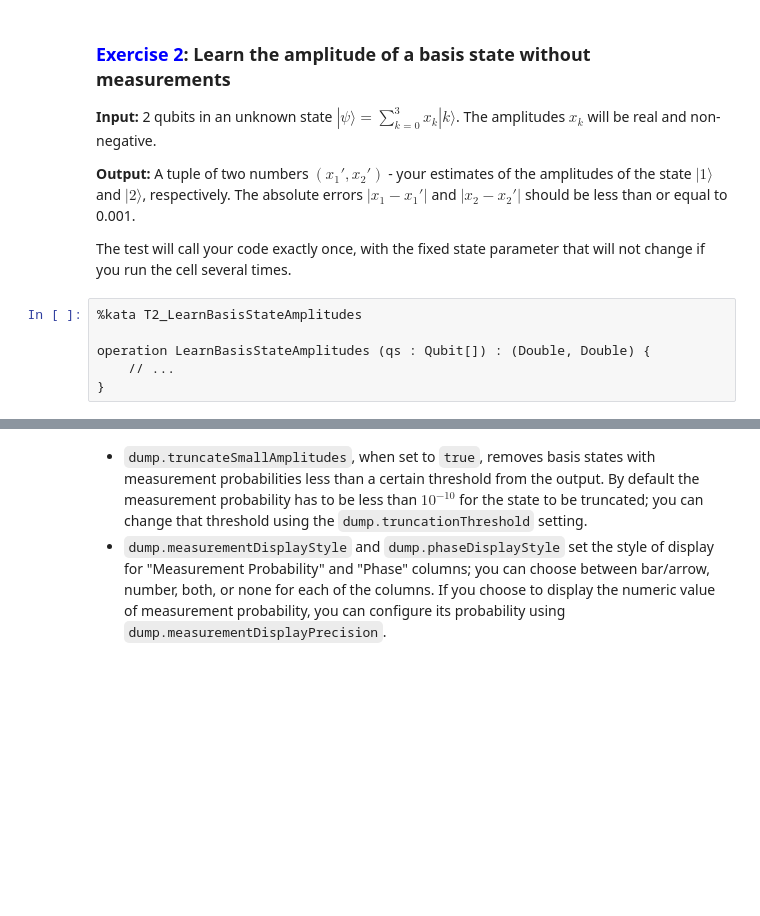
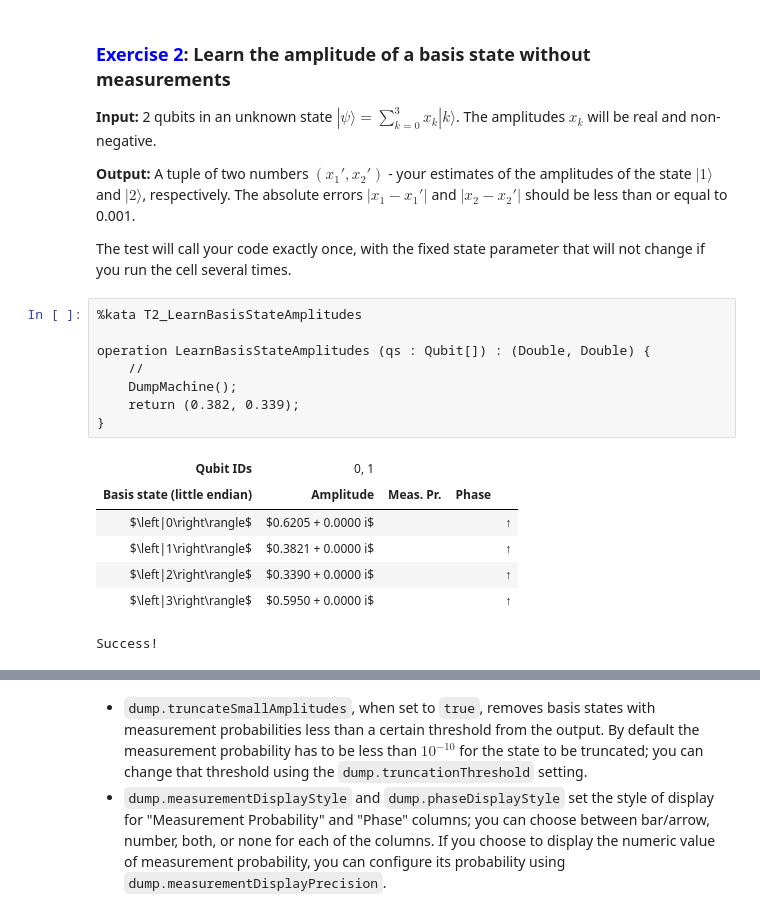
Before and after one commit to CarlosLaraFP/QuantumKatas, a Jupyter notebook: tutorials/VisualizationTools/VisualizationTools.ipynb, the cells around one changed output, grey strips where cells are left out. Drawn from its saved outputs; the diff is of its cells as text; blank space fills up the shorter version.

Commit message:
Learned 2-qubit state without measurement

```diff
--- a/tutorials/VisualizationTools/VisualizationTools.ipynb
+++ b/tutorials/VisualizationTools/VisualizationTools.ipynb
@@ -169,9 +194,19 @@ The test will call your code exactly once, with the fixed state parameter that w
 # %%
 %kata T2_LearnBasisStateAmplitudes
 
 operation LearnBasisStateAmplitudes (qs : Qubit[]) : (Double, Double) {
-    // ...
+    //
+    DumpMachine();
+    return (0.382, 0.339);
 }
+# %% [output]
+| Qubit IDs | 0, 1 |
+| Basis state (little endian) | Amplitude | Meas. Pr. | Phase |
+| $\left|0\right\rangle$ | $0.6205 + 0.0000 i$ |  |  | ↑ |
+| $\left|1\right\rangle$ | $0.3821 + 0.0000 i$ |  |  | ↑ |
+| $\left|2\right\rangle$ | $0.3390 + 0.0000 i$ |  |  | ↑ |
+| $\left|3\right\rangle$ | $0.5950 + 0.0000 i$ |  |  | ↑ |
+Success!
 # %% [markdown]
 # Configure DumpMachine output
 
```
Also changed, not shown: parts of 2 cells of this notebook.
